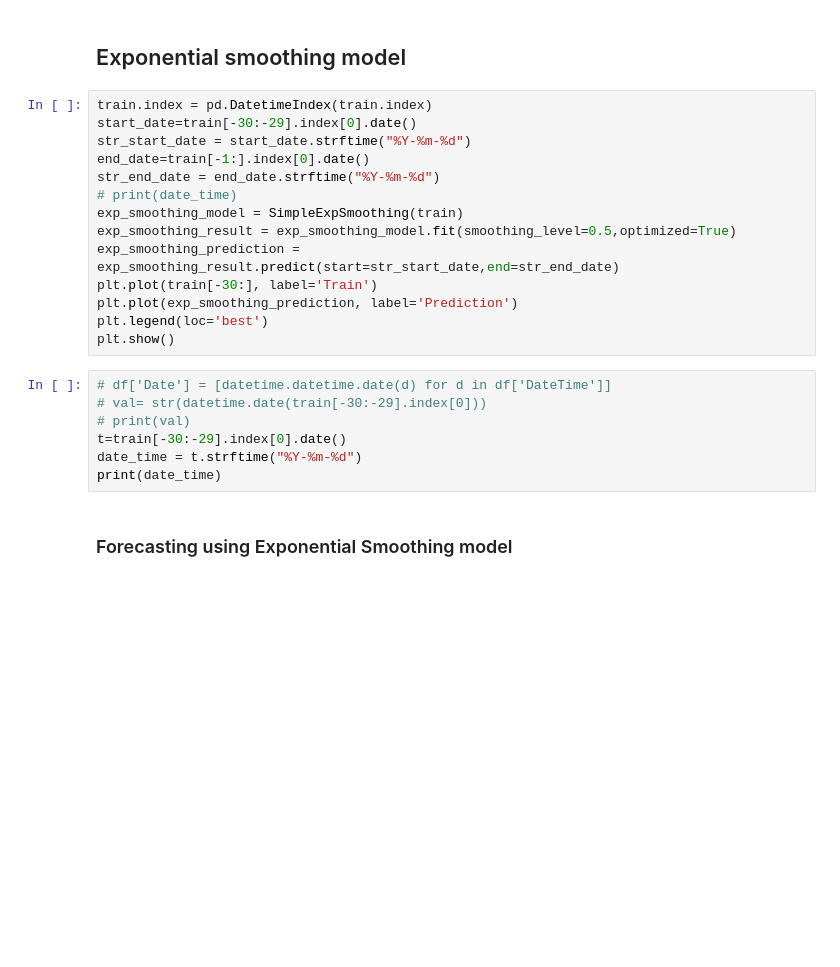
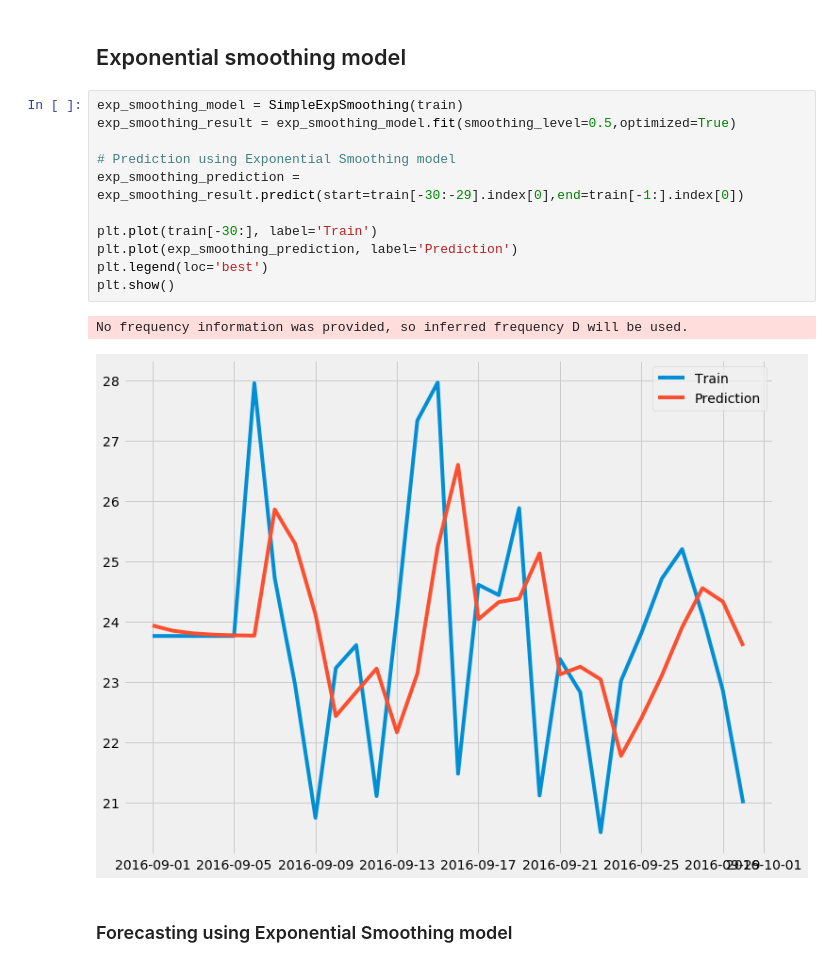
Before and after one commit to Subikshaa/Time-Series-Forecasting-on-Web-Traffic-Dataset, a Jupyter notebook: forecast.ipynb, the cells around one changed output. Saved outputs shown, nothing was run; the diff lists cells and outputs as text; blank space fills up the shorter version.

```diff
--- a/forecast.ipynb
+++ b/forecast.ipynb
@@ -532,26 +522,19 @@ print('RMSE: '+str(np.sqrt(np.mean(np.square(arima_forecast_df.Views.values - te
 # %% [markdown]
 ## Exponential smoothing model
 # %%
-train.index = pd.DatetimeIndex(train.index)
-start_date=train[-30:-29].index[0].date()
-str_start_date = start_date.strftime("%Y-%m-%d")
-end_date=train[-1:].index[0].date()
-str_end_date = end_date.strftime("%Y-%m-%d")
-# print(date_time)
 exp_smoothing_model = SimpleExpSmoothing(train)
 exp_smoothing_result = exp_smoothing_model.fit(smoothing_level=0.5,optimized=True)
-exp_smoothing_prediction = exp_smoothing_result.predict(start=str_start_date,end=str_end_date)
+
+# Prediction using Exponential Smoothing model
+exp_smoothing_prediction = exp_smoothing_result.predict(start=train[-30:-29].index[0],end=train[-1:].index[0])
+
 plt.plot(train[-30:], label='Train')
 plt.plot(exp_smoothing_prediction, label='Prediction')
 plt.legend(loc='best')
 plt.show()
+# %% [output]
+No frequency information was provided, so inferred frequency D will be used.
+[figure, added]
-# %%
-# df['Date'] = [datetime.datetime.date(d) for d in df['DateTime']]
-# val= str(datetime.date(train[-30:-29].index[0]))
-# print(val)
-t=train[-30:-29].index[0].date()
-date_time = t.strftime("%Y-%m-%d")
-print(date_time)
 # %% [markdown]
 ### Forecasting using Exponential Smoothing model
 # %%
```
Also changed, not shown: parts of 30 cells of this notebook.
